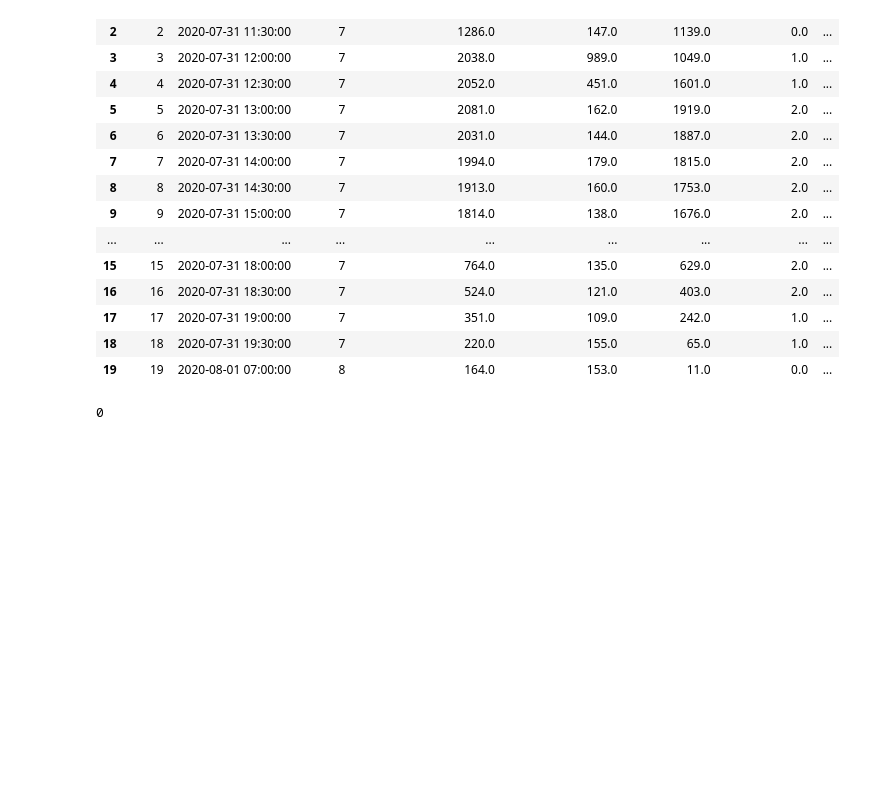
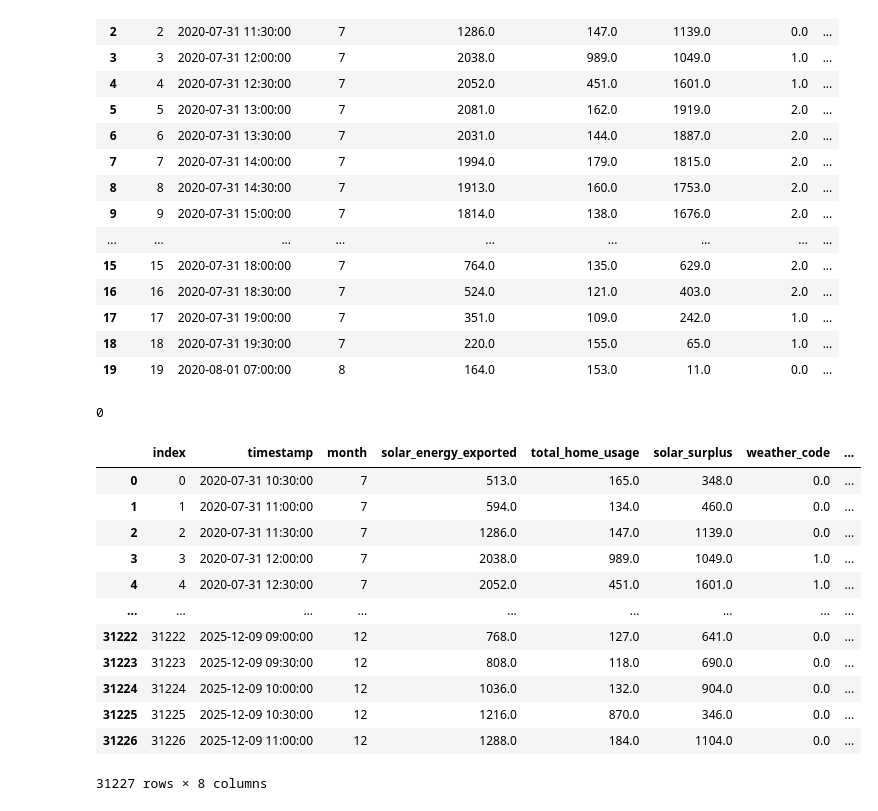
Before and after one commit to paleze/solar-energy-surplus-estimator, a Jupyter notebook: solar-energy-surplus-prediction.ipynb, the cells around one changed output. Drawn from its saved outputs; the diff is of its cells as text; code cells hidden in the pictures; blank space fills up the shorter version.

```diff
--- a/solar-energy-surplus-prediction.ipynb
+++ b/solar-energy-surplus-prediction.ipynb
@@ -429,3 +424,19 @@ df_merge.head(20)
 df_merge[ ( np.isnan(df_merge['weather_code']) | np.isnan(df_merge['cloud_cover']) )].size
 # %% [output]
 0
+# %%
+df_merge
+# %% [output]
+|  | index | timestamp | month | solar_energy_exported | total_home_usage | solar_surplus | weather_code | ... |
+| 0 | 0 | 2020-07-31 10:30:00 | 7 | 513.0 | 165.0 | 348.0 | 0.0 | ... |
+| 1 | 1 | 2020-07-31 11:00:00 | 7 | 594.0 | 134.0 | 460.0 | 0.0 | ... |
+| 2 | 2 | 2020-07-31 11:30:00 | 7 | 1286.0 | 147.0 | 1139.0 | 0.0 | ... |
+| 3 | 3 | 2020-07-31 12:00:00 | 7 | 2038.0 | 989.0 | 1049.0 | 1.0 | ... |
+| 4 | 4 | 2020-07-31 12:30:00 | 7 | 2052.0 | 451.0 | 1601.0 | 1.0 | ... |
+| ... | ... | ... | ... | ... | ... | ... | ... | ... |
+| 31222 | 31222 | 2025-12-09 09:00:00 | 12 | 768.0 | 127.0 | 641.0 | 0.0 | ... |
+| 31223 | 31223 | 2025-12-09 09:30:00 | 12 | 808.0 | 118.0 | 690.0 | 0.0 | ... |
+| 31224 | 31224 | 2025-12-09 10:00:00 | 12 | 1036.0 | 132.0 | 904.0 | 0.0 | ... |
+| 31225 | 31225 | 2025-12-09 10:30:00 | 12 | 1216.0 | 870.0 | 346.0 | 0.0 | ... |
+| 31226 | 31226 | 2025-12-09 11:00:00 | 12 | 1288.0 | 184.0 | 1104.0 | 0.0 | ... |
+31227 rows × 8 columns
```
Also changed, not shown: parts of 3 cells of this notebook, 1 other file.
